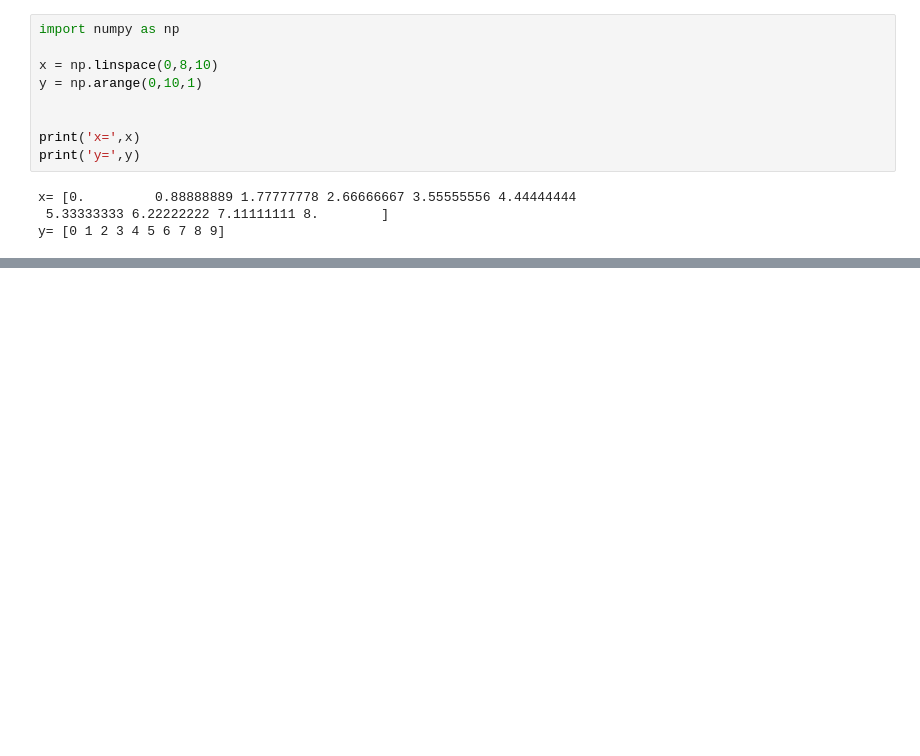
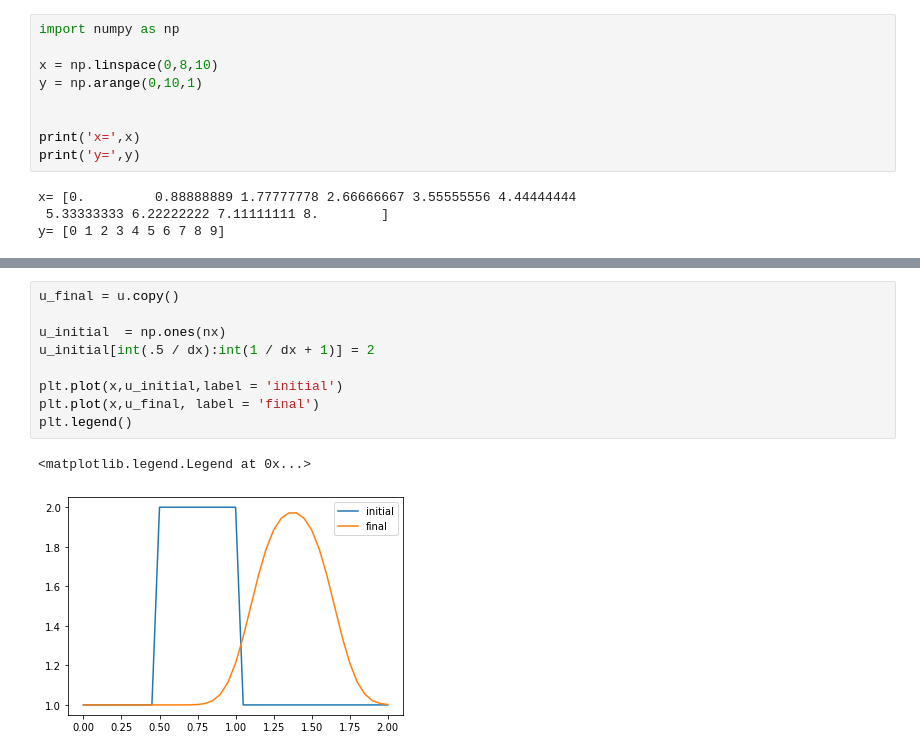
Before and after one commit to TaichiKogure/Lib_Docs, a Jupyter notebook: PJfile/SpaceKamakiri.ipynb, the cells around one changed output, grey strips where cells are left out. Drawn from its saved outputs; the diff is of its cells as text; blank space fills up the shorter version.

```diff
--- a/PJfile/SpaceKamakiri.ipynb
+++ b/PJfile/SpaceKamakiri.ipynb
@@ -45,0 +104,12 @@ y
+# %%
+u_final = u.copy()
+
+u_initial  = np.ones(nx)
+u_initial[int(.5 / dx):int(1 / dx + 1)] = 2
+
+plt.plot(x,u_initial,label = 'initial')
+plt.plot(x,u_final, label = 'final')
+plt.legend()
+# %% [output]
+<matplotlib.legend.Legend at 0x...>
+[figure, added]
```
Also changed, not shown: parts of 6 cells of this notebook.
